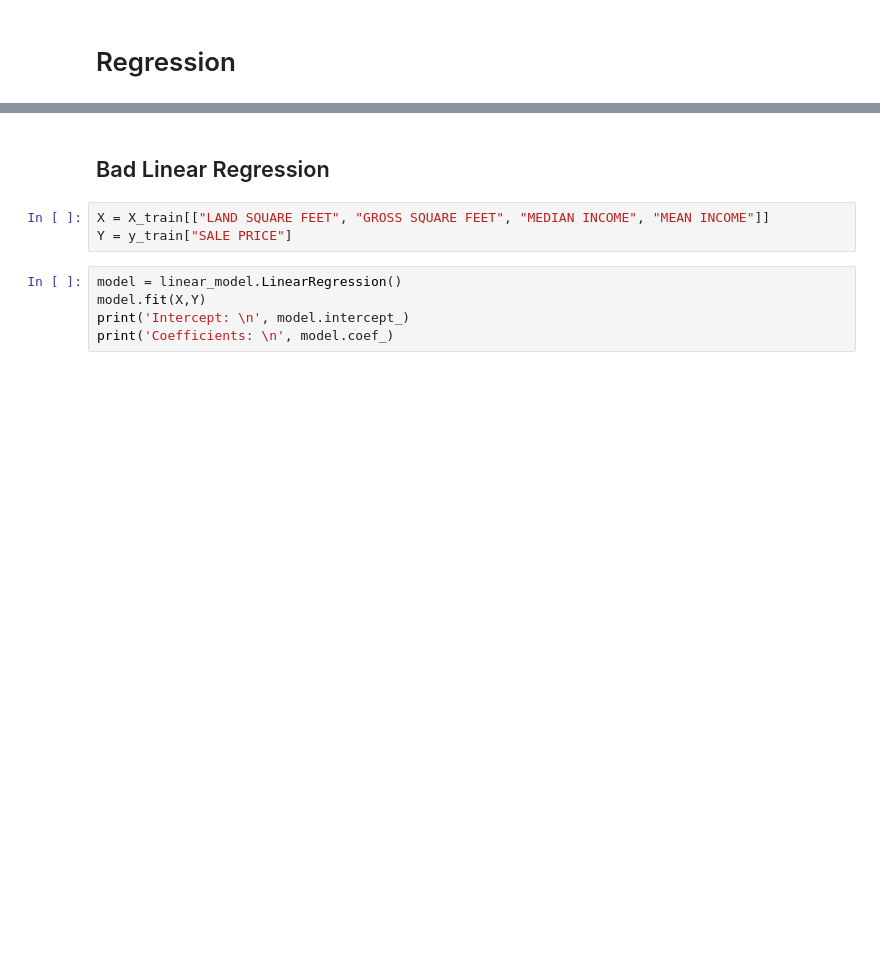
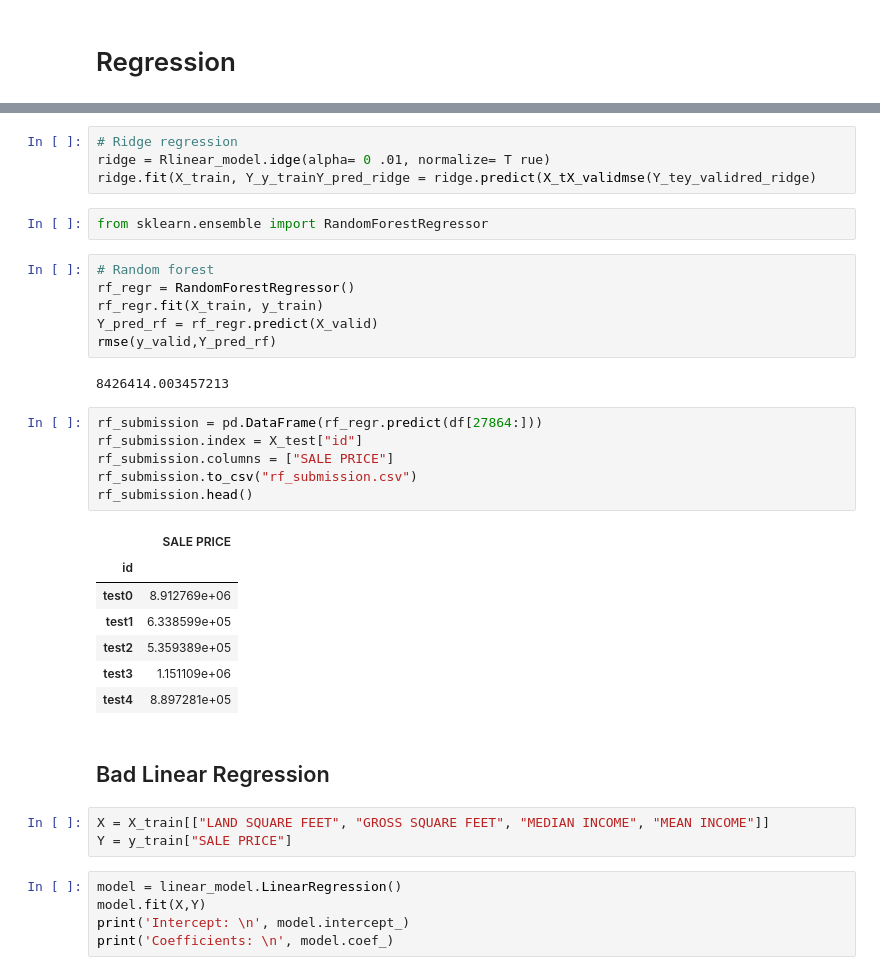
Before and after one commit to evilpegasus/Real-Estate-Price-Prediction, a Jupyter notebook: saas-2020-fall-cx-kaggle-compeition/regression.ipynb, the cells around one changed output, grey strips where cells are left out. Saved outputs shown, nothing was run; the diff lists cells and outputs as text; blank space fills up the shorter version.

```diff
--- a/saas-2020-fall-cx-kaggle-compeition/regression.ipynb
+++ b/saas-2020-fall-cx-kaggle-compeition/regression.ipynb
@@ -155,3 +173,31 @@ ValueError: could not convert string to float: 'train11472'
+# %%
+# Ridge regression
+ridge = Rlinear_model.idge(alpha= 0 .01, normalize= T rue)
+ridge.fit(X_train, Y_y_trainY_pred_ridge = ridge.predict(X_tX_validmse(Y_tey_validred_ridge)
+# %%
+from sklearn.ensemble import RandomForestRegressor
+# %%
+# Random forest
+rf_regr = RandomForestRegressor()
+rf_regr.fit(X_train, y_train)
+Y_pred_rf = rf_regr.predict(X_valid)
+rmse(y_valid,Y_pred_rf)
+# %% [output]
+8426414.003457213
+# %%
+rf_submission = pd.DataFrame(rf_regr.predict(df[27864:]))
+rf_submission.index = X_test["id"]
+rf_submission.columns = ["SALE PRICE"]
+rf_submission.to_csv("rf_submission.csv")
+rf_submission.head()
+# %% [output]
+|  | SALE PRICE |
+| id |  |
+| test0 | 8.912769e+06 |
+| test1 | 6.338599e+05 |
+| test2 | 5.359389e+05 |
+| test3 | 1.151109e+06 |
+| test4 | 8.897281e+05 |
 # %% [markdown]
 ## Bad Linear Regression
 # %%
```
Also changed, not shown: parts of 10 cells of this notebook, 2 other files.
